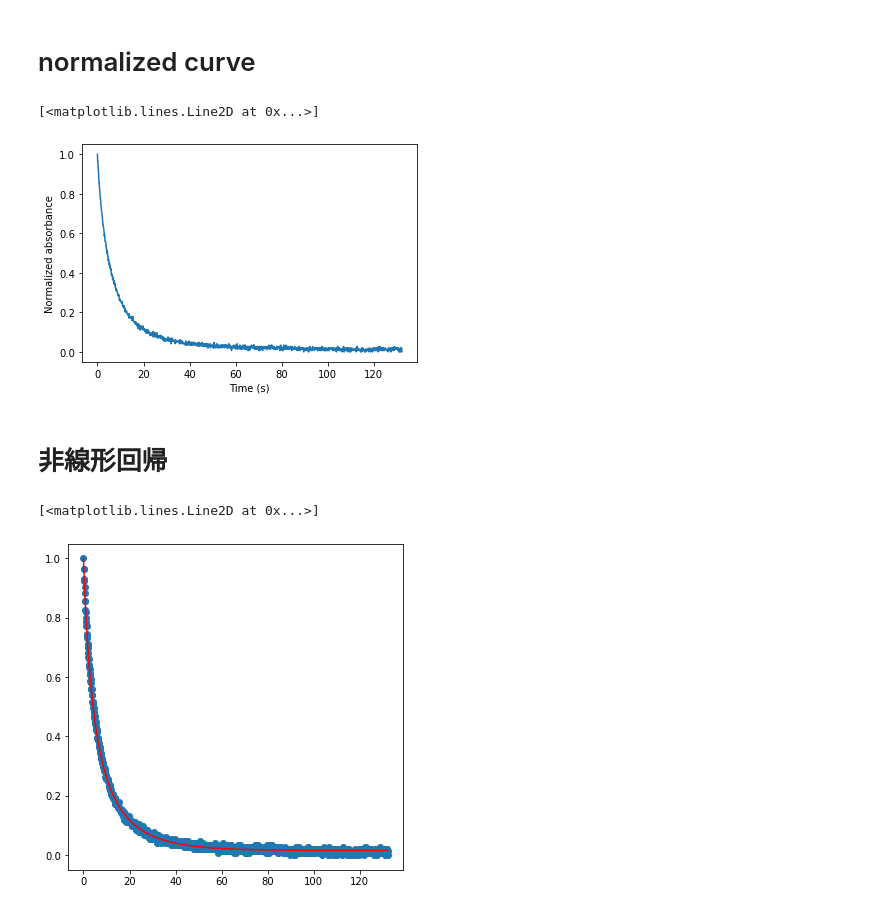
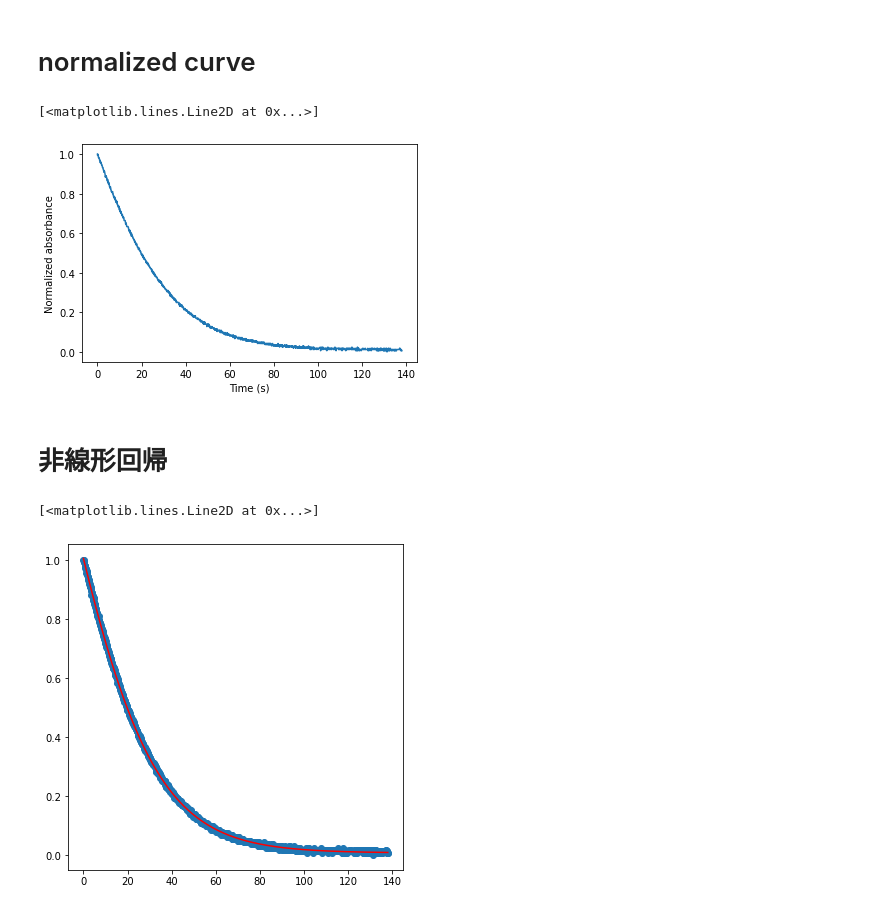
Before and after one commit to ryo0504/hjlab-decay-curve, a Jupyter notebook: src/select_curves.ipynb, the cells around one changed output. Drawn from its saved outputs; the diff is of its cells as text; code cells hidden in the pictures.

```diff
--- a/src/select_curves.ipynb
+++ b/src/select_curves.ipynb
@@ -7,8 +7,9 @@ import numpy as np
 import pandas as pd
 import os
 from ipywidgets import Output
+import glob
 
-file = "時系列/csv/20220315/S-Br2/30/480 001.csv"
+file = "時系列/csv/20220909 5HB/30/30 0 490.csv"
 data = pd.read_csv(file)
 df_data = data.drop(["old_name", "new_name"], axis=1)
 
@@ -104,6 +105,7 @@ df_result.to_csv(result_dir + file_name + ".csv", index=False)
 # %% [markdown]
 # normalized curve
 # %%
+from scipy.optimize import curve_fit
 import seaborn as sns
 %matplotlib inline
 
@@ -120,48 +122,64 @@ ax.set_ylabel('Normalized absorbance')
 ax.plot(x, y)
 # %% [output]
 [<matplotlib.lines.Line2D at 0x...>]
-[figure, old version]
+[figure, new version]
 # %% [markdown]
 # 非線形回帰
 # %%
 # 参考　https://kunassy.com/python-curve_fit/
 
-def kinetic_model_f1(x, A, B, C, D):
-    return A*(1-(np.exp(D*x))/(1-C*np.exp(D*x))) + B
 
-df_result = pd.read_csv("result/20220315/S-Br2/30/480 001.csv")
+%matplotlib widget
+import matplotlib
+import matplotlib.pyplot as plt
+
+import numpy as np
+import pandas as pd
+import os
+from ipywidgets import Output
+from scipy.optimize import curve_fit
+import seaborn as sns
+%matplotlib inline
+
+# TODO Aは定数にしたい
+
+def kinetic_model_f1(x, B, C, D):
+    A = 1
+    return A*(1-((1-np.exp(D*x))/(1-C*np.exp(D*x)))) + B
+
+# df_result = pd.read_csv("result/20220315/S-Br2/30/480 001.csv")
 x = df_result['time'] - df_result['time'][0]
 y = (df_result['abs'] - min(df_result['abs'])) / (max(df_result['abs']) - min(df_result['abs']))
 
 data_kinetic_model_f1 = np.array([x, y])
 
 param_init_dict = {
-        "data_kinetic_model_f1":[1, 0, 0.6, -0.01]
+        "data_kinetic_model_f1":[0, 0.6, -0.01]
         }
 # グラフ描画用のサンプルデータ
 sample_x = np.array(x)
 
 
 def fit(func, x, param_init):
     """
     func:データxに近似したい任意の関数
     x:データ
     param_init:パラメータの初期値
     popｔ:最適化されたパラメータ
     pocv:パラメータの共分散
     """
     X = x[0]
     Y = x[1]
     popt,pocv=curve_fit(func, X, Y, p0=param_init)
     perr = np.sqrt(np.diag(pocv)) #対角成分が各パラメータの標準誤差に相当
     y=func(sample_x, *popt)
     return y, popt, perr
 
 
-result = fit(kinetic_model_f1, data_kinetic_model_f1, param_init_dict["data_kinetic_model_f1"])
+fit_result = fit(kinetic_model_f1, data_kinetic_model_f1, param_init_dict["data_kinetic_model_f1"])
 fig, ax = plt.subplots(1, 1, figsize=(6, 6))
 ax.scatter(data_kinetic_model_f1[0], data_kinetic_model_f1[1])
-ax.plot(sample_x, result[0], color="red")
+ax.plot(sample_x, fit_result[0], color="red")
 # %% [output]
 [<matplotlib.lines.Line2D at 0x...>]
-[figure, old version]
+[figure, new version]
```
Also changed, not shown: parts of 4 cells of this notebook.
